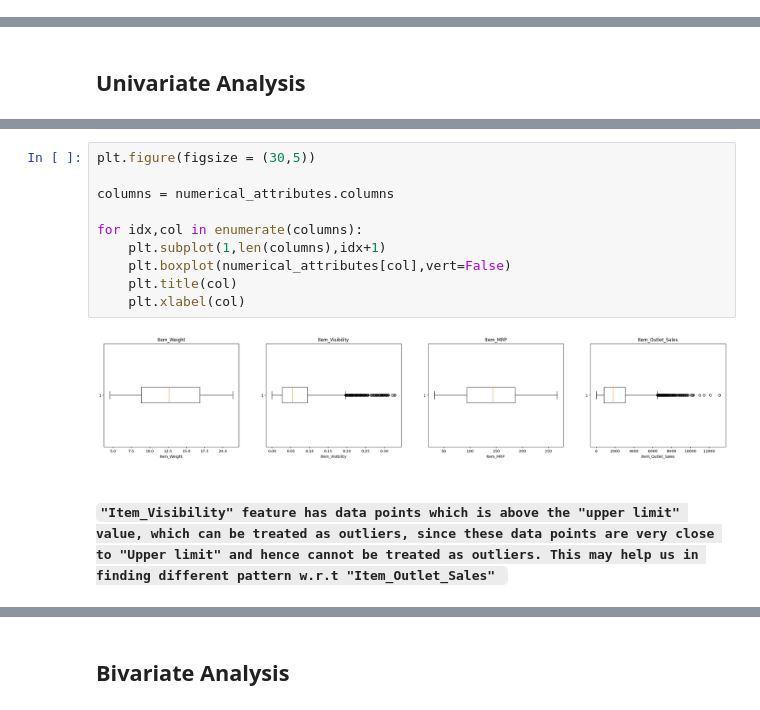
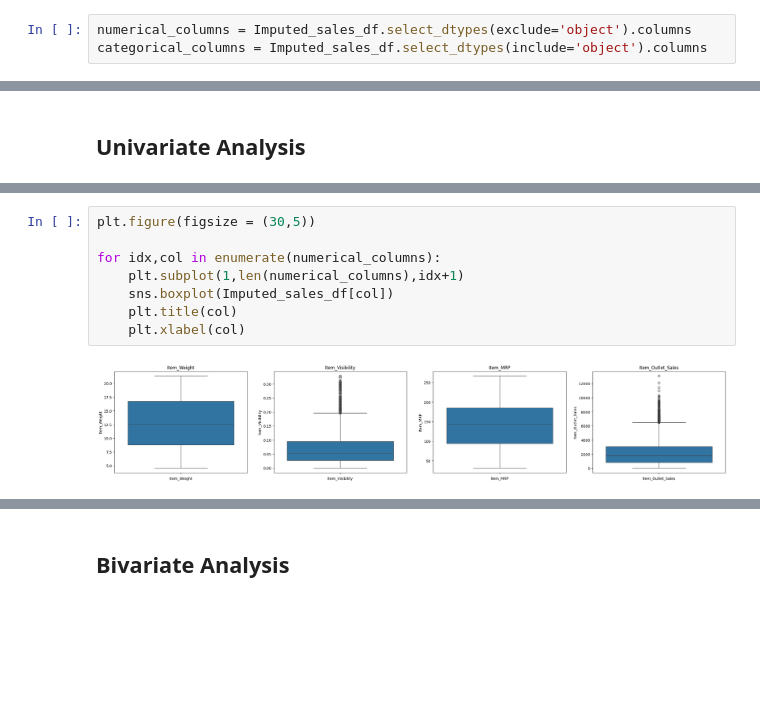
Before and after one commit to Gourav052003/Data-Driven-Sales-Forecasting-for-Big-Mart-Retail-Outlets, a Jupyter notebook: Big-Mart-Sales-Prediction.ipynb, the cells around one changed output, grey strips where cells are left out. Drawn from its saved outputs; the diff is of its cells as text; blank space fills up the shorter version.

```diff
--- a/Big-Mart-Sales-Prediction.ipynb
+++ b/Big-Mart-Sales-Prediction.ipynb
@@ -434,0 +415,3 @@ object_attributes.head()
+# %%
+numerical_columns = Imputed_sales_df.select_dtypes(exclude='object').columns
+categorical_columns = Imputed_sales_df.select_dtypes(include='object').columns
@@ -449,14 +446,10 @@ numerical_attributes.describe()
 # %%
 plt.figure(figsize = (30,5))
 
-columns = numerical_attributes.columns
-
-for idx,col in enumerate(columns):
-    plt.subplot(1,len(columns),idx+1)
-    plt.boxplot(numerical_attributes[col],vert=False)
+for idx,col in enumerate(numerical_columns):
+    plt.subplot(1,len(numerical_columns),idx+1)
+    sns.boxplot(Imputed_sales_df[col])
     plt.title(col)
     plt.xlabel(col)
 # %% [output]
-[figure, old version]
+[figure, new version]
-# %% [markdown]
-#### `"Item_Visibility" feature has data points which is above the "upper limit" value, which can be treated as outliers, since these data points are very close to "Upper limit" and hence cannot be treated as outliers. This may help us in finding different pattern w.r.t "Item_Outlet_Sales" `
```
Also changed, not shown: parts of 55 cells of this notebook.
